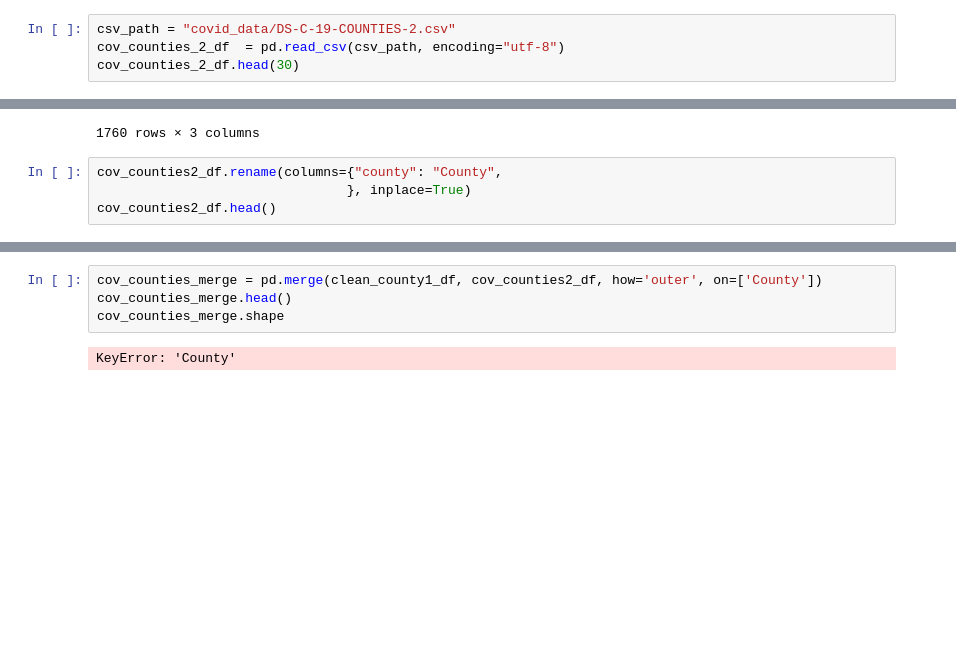
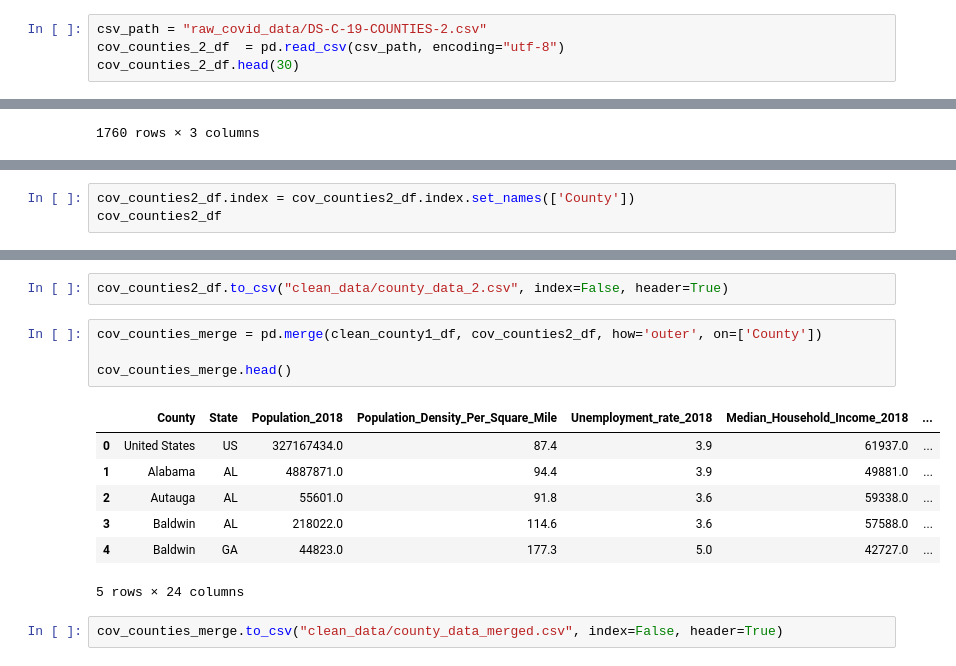
Before and after one commit to RHartley09/Project_1, a Jupyter notebook: JPB-conversion-import-TEST.ipynb, the cells around one changed output, grey strips where cells are left out. Cells and saved outputs as stored; diff of their text form; blank space fills up the shorter version.

Commit message:
added county and merged data

```diff
--- a/JPB-conversion-import-TEST.ipynb
+++ b/JPB-conversion-import-TEST.ipynb
@@ -116,7 +116,7 @@ See the caveats in the documentation: https://pandas.pydata.org/pandas-docs/stab
 # %%
 clean_county1_df.to_csv("clean_data/county_data_1.csv", index=False, header=True)
 # %%
-csv_path = "covid_data/DS-C-19-COUNTIES-2.csv"
+csv_path = "raw_covid_data/DS-C-19-COUNTIES-2.csv"
 cov_counties_2_df  = pd.read_csv(csv_path, encoding="utf-8")
 cov_counties_2_df.head(30)
 # %% [output]
@@ -172,7 +172,3 @@ cov_counties2_df.reset_index()
 | 1758 | Zavala | 229 | 0 |
 | 1759 | Ziebach | 26 | 0 |
 1760 rows × 3 columns
-# %%
-cov_counties2_df.rename(columns={"county": "County",
-                                }, inplace=True)
-cov_counties2_df.head()
@@ -186,0 +175,3 @@ cov_counties2_df.head()
+# %%
+cov_counties2_df.index = cov_counties2_df.index.set_names(['County'])
+cov_counties2_df
@@ -187,6 +193,16 @@ cov_counties2_df.head()
+# %%
+cov_counties2_df.to_csv("clean_data/county_data_2.csv", index=False, header=True)
 # %%
 cov_counties_merge = pd.merge(clean_county1_df, cov_counties2_df, how='outer', on=['County'])
+
 cov_counties_merge.head()
-cov_counties_merge.shape
 # %% [output]
+|  | County | State | Population_2018 | Population_Density_Per_Square_Mile | Unemployment_rate_2018 | Median_Household_Income_2018 | ... |
+| 0 | United States | US | 327167434.0 | 87.4 | 3.9 | 61937.0 | ... |
+| 1 | Alabama | AL | 4887871.0 | 94.4 | 3.9 | 49881.0 | ... |
+| 2 | Autauga | AL | 55601.0 | 91.8 | 3.6 | 59338.0 | ... |
+| 3 | Baldwin | AL | 218022.0 | 114.6 | 3.6 | 57588.0 | ... |
+| 4 | Baldwin | GA | 44823.0 | 177.3 | 5.0 | 42727.0 | ... |
-KeyError: 'County'
+5 rows × 24 columns
+# %%
+cov_counties_merge.to_csv("clean_data/county_data_merged.csv", index=False, header=True)
```
Also changed, not shown: parts of 2 cells of this notebook, 2 other files.
